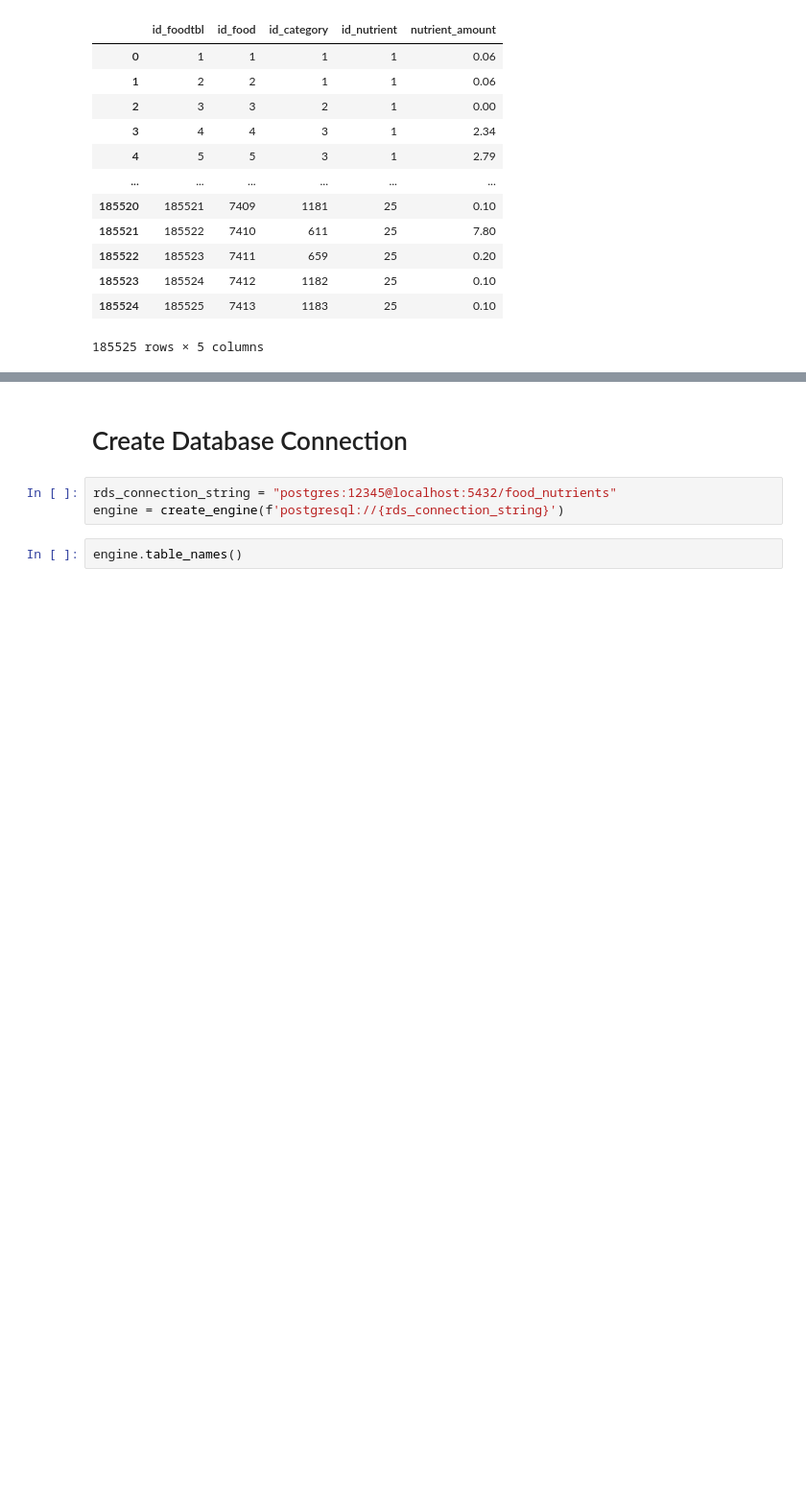
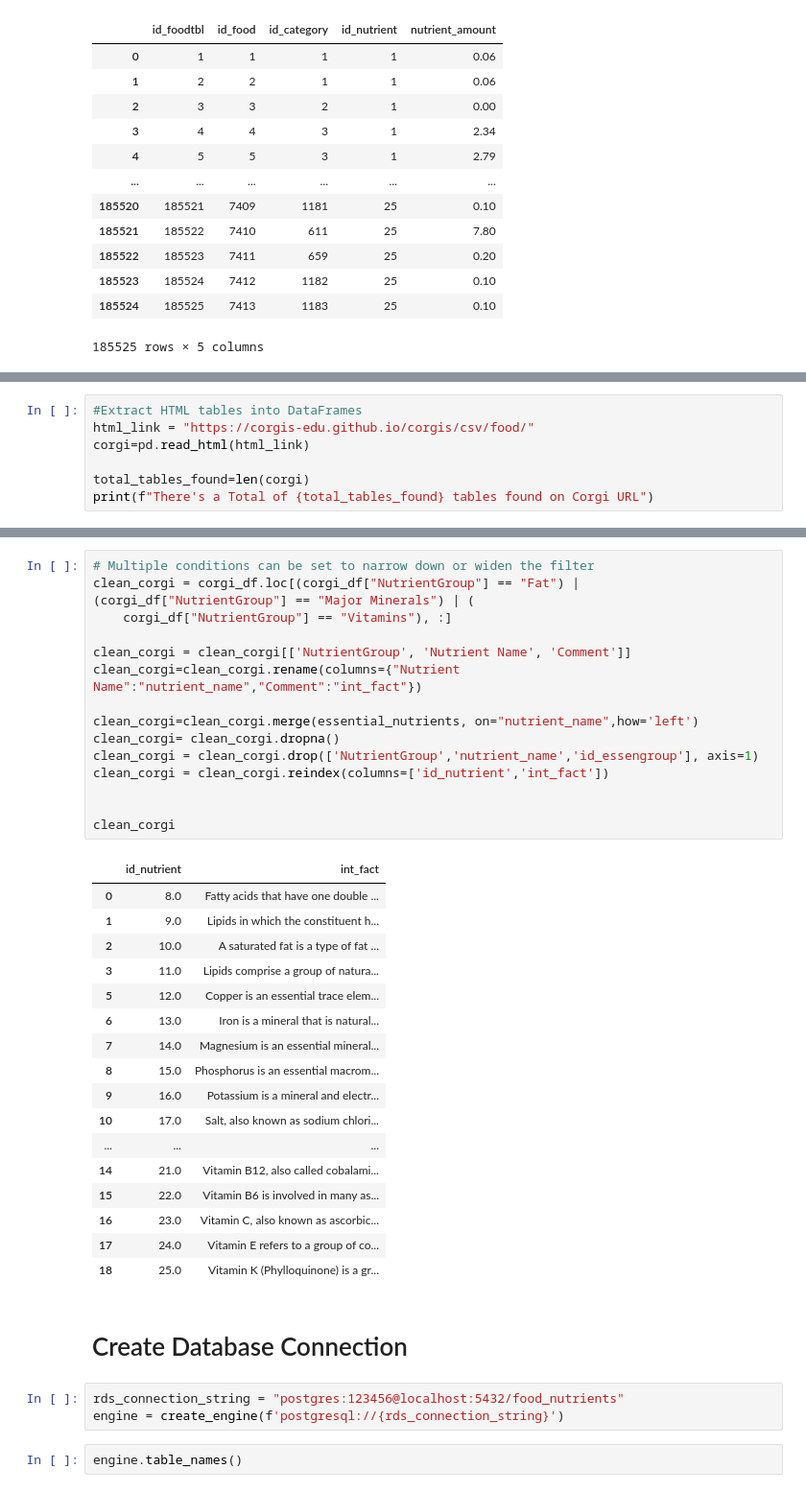
Before and after one commit to CristyCarmona/Project_FoodAnalysis, a Jupyter notebook: ETL.ipynb, the cells around one changed output, grey strips where cells are left out. Shown at 96% size. Saved outputs shown, nothing was run; the diff lists cells and outputs as text; blank space fills up the shorter version.

```diff
--- a/ETL.ipynb
+++ b/ETL.ipynb
@@ -236,0 +239,7 @@ food_tbl
+# %%
+#Extract HTML tables into DataFrames
+html_link = "https://corgis-edu.github.io/corgis/csv/food/"
+corgi=pd.read_html(html_link)
+
+total_tables_found=len(corgi)
+print(f"There's a Total of {total_tables_found} tables found on Corgi URL")
@@ -237,7 +286,40 @@ food_tbl
+# %%
+# Multiple conditions can be set to narrow down or widen the filter
+clean_corgi = corgi_df.loc[(corgi_df["NutrientGroup"] == "Fat") | (corgi_df["NutrientGroup"] == "Major Minerals") | (
+    corgi_df["NutrientGroup"] == "Vitamins"), :]
+
+clean_corgi = clean_corgi[['NutrientGroup', 'Nutrient Name', 'Comment']]
+clean_corgi=clean_corgi.rename(columns={"Nutrient Name":"nutrient_name","Comment":"int_fact"})
+
+clean_corgi=clean_corgi.merge(essential_nutrients, on="nutrient_name",how='left')
+clean_corgi= clean_corgi.dropna()
+clean_corgi = clean_corgi.drop(['NutrientGroup','nutrient_name','id_essengroup'], axis=1)
+clean_corgi = clean_corgi.reindex(columns=['id_nutrient','int_fact'])
+
+
+clean_corgi
+# %% [output]
+|  | id_nutrient | int_fact |
+| 0 | 8.0 | Fatty acids that have one double ... |
+| 1 | 9.0 | Lipids in which the constituent h... |
+| 2 | 10.0 | A saturated fat is a type of fat ... |
+| 3 | 11.0 | Lipids comprise a group of natura... |
+| 5 | 12.0 | Copper is an essential trace elem... |
+| 6 | 13.0 | Iron is a mineral that is natural... |
+| 7 | 14.0 | Magnesium is an essential mineral... |
+| 8 | 15.0 | Phosphorus is an essential macrom... |
+| 9 | 16.0 | Potassium is a mineral and electr... |
+| 10 | 17.0 | Salt, also known as sodium chlori... |
+| ... | ... | ... |
+| 14 | 21.0 | Vitamin B12, also called cobalami... |
+| 15 | 22.0 | Vitamin B6 is involved in many as... |
+| 16 | 23.0 | Vitamin C, also known as ascorbic... |
+| 17 | 24.0 | Vitamin E refers to a group of co... |
+| 18 | 25.0 | Vitamin K (Phylloquinone) is a gr... |
 # %% [markdown]
 # Create Database Connection
 # %%
-rds_connection_string = "postgres:12345@localhost:5432/food_nutrients"
+rds_connection_string = "postgres:123456@localhost:5432/food_nutrients"
 engine = create_engine(f'postgresql://{rds_connection_string}')
 # %%
 engine.table_names()
```
Also changed, not shown: parts of 4 cells of this notebook.
